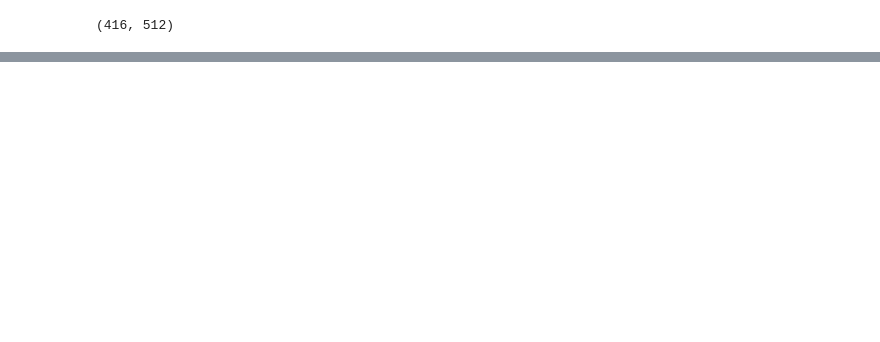
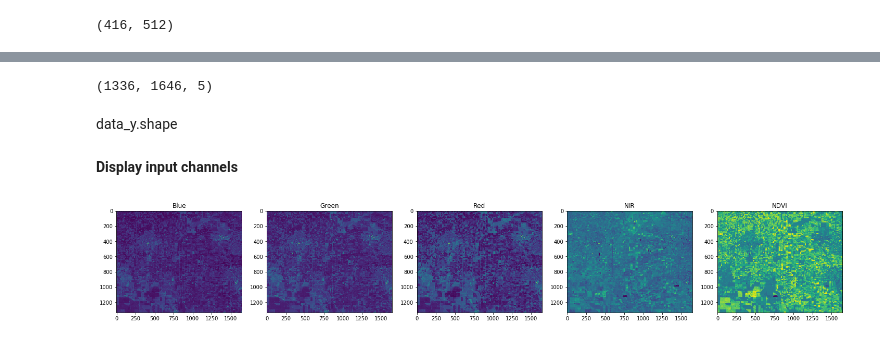
Before and after one commit to yaron1000/cnn-models, a Jupyter notebook: notebooks/Sentinel-2_cropland_data.ipynb, the cells around one changed output, grey strips where cells are left out. Saved outputs shown, nothing was run; the diff lists cells and outputs as text; code cells hidden in the pictures; blank space fills up the shorter version.

```diff
--- a/notebooks/Sentinel-2_cropland_data.ipynb
+++ b/notebooks/Sentinel-2_cropland_data.ipynb
@@ -344,0 +350,46 @@ plt.imread('./png/CDL_cropland.png').shape
+# %%
+def load_tif_bands(path, files):
+    data = np.array([])
+    for n, file in enumerate(files):
+        image_path = path+file
+        image = rasterio.open(image_path)
+        data = np.append(data, image.read(1))
+    data = data.reshape((n+1, image.read(1).shape[0], image.read(1).shape[1]))
+    data = np.moveaxis(data, 0, 2)
+
+    return data
+# %%
+def display_bands(data, nChannels, titles = False):
+    if nChannels == 1:
+        plt.figure(figsize=(5,5))
+        plt.imshow(data[:,:,0])
+        if titles:
+            plt.title(title[0])
+    else:
+        fig, axs = plt.subplots(nrows=1, ncols=nChannels, figsize=(5*nChannels,5))
+        for i in range(nChannels):
+            ax = axs[i]
+            ax.imshow(data[:,:,i])
+            if titles:
+                ax.set_title(title[i])
+# %%
+# Load data
+directory_x = "./data/"
+directory_y = "./cdl_data/"
+files_x = sorted(f for f in os.listdir(directory_x) if f.endswith('.' + 'tif'))
+files_y = sorted(f for f in os.listdir(directory_y) if f.endswith('.' + 'tif'))
+# %%
+data_x = load_tif_bands(directory_x, files_x)
+data_y = load_tif_bands(directory_y, files_y)
+# %%
+data_x.shape
+# %% [output]
+(1336, 1646, 5)
+# %% [markdown]
+data_y.shape
+# %% [markdown]
+**Display input channels**
+# %%
+display_bands(data_x, data_x.shape[2],titles=['Blue', 'Green', 'Red', 'NIR', 'NDVI'])
+# %% [output]
+[figure, added]
```
Also changed, not shown: parts of 32 cells of this notebook.
